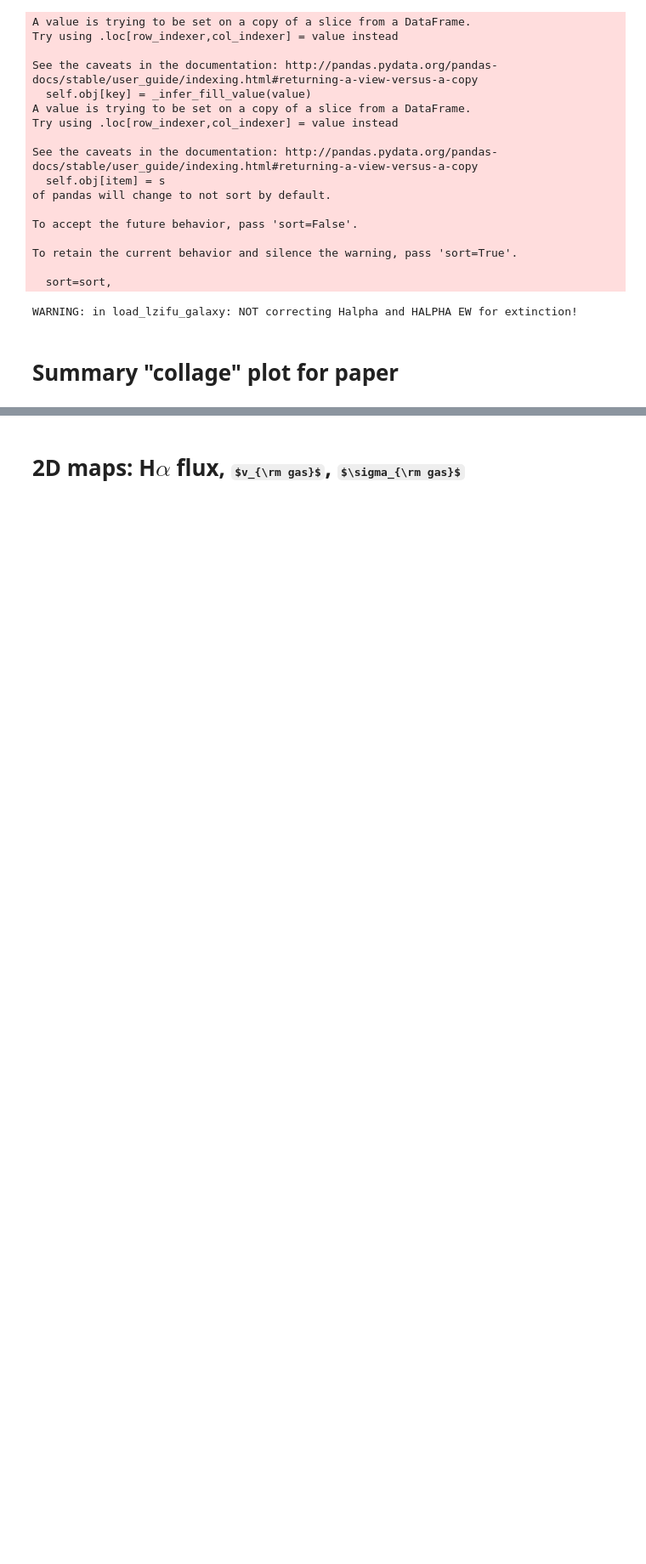
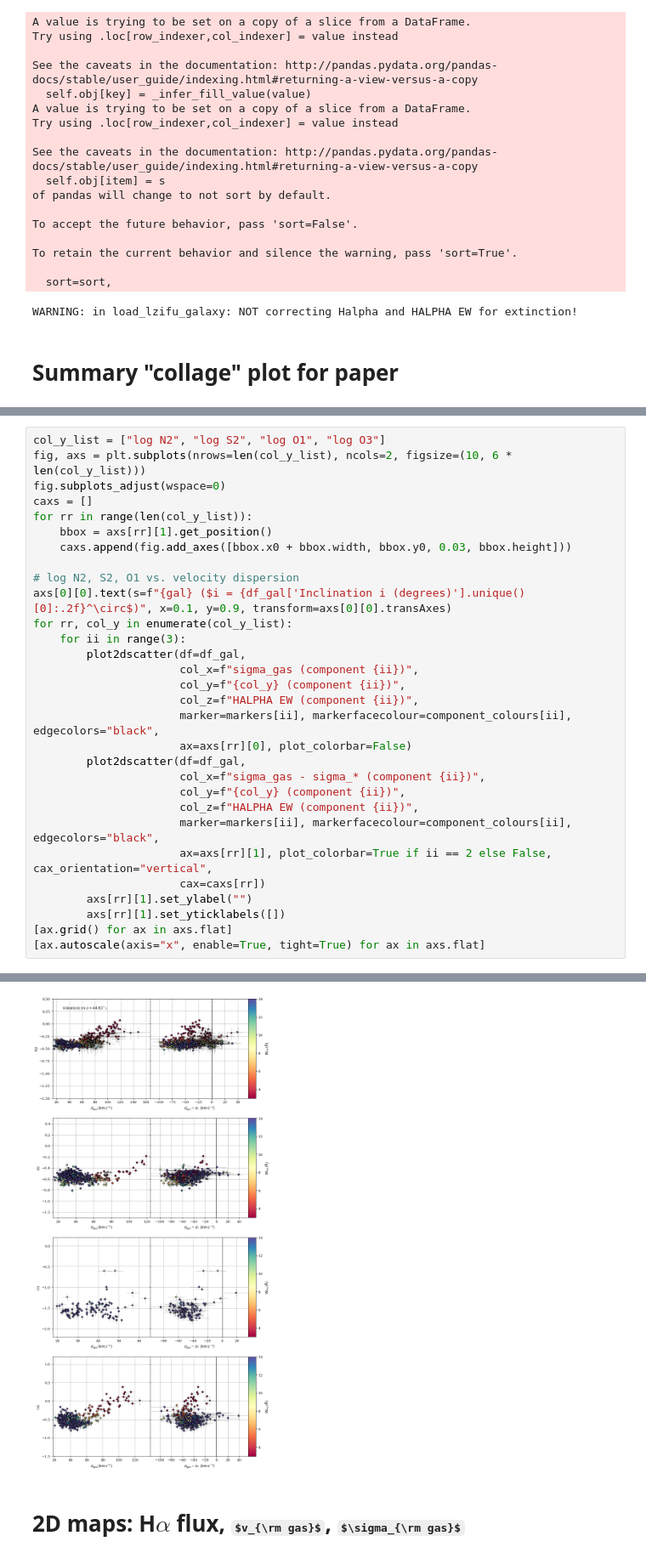
Before and after one commit to hzovaro/spaxelsleuth, a Jupyter notebook: notebooks/LZIFU.ipynb, the cells around one changed output, grey strips where cells are left out. Shown at 85% size. Cells and saved outputs as stored; diff of their text form; some formulas as TeX source; blank space fills up the shorter version.

```diff
--- a/notebooks/LZIFU.ipynb
+++ b/notebooks/LZIFU.ipynb
@@ -507,0 +244,31 @@ if savefigs:
+# %%
+col_y_list = ["log N2", "log S2", "log O1", "log O3"]
+fig, axs = plt.subplots(nrows=len(col_y_list), ncols=2, figsize=(10, 6 * len(col_y_list)))
+fig.subplots_adjust(wspace=0)
+caxs = []
+for rr in range(len(col_y_list)):
+    bbox = axs[rr][1].get_position()
+    caxs.append(fig.add_axes([bbox.x0 + bbox.width, bbox.y0, 0.03, bbox.height]))
+
+# log N2, S2, O1 vs. velocity dispersion
+axs[0][0].text(s=f"{gal} ($i = {df_gal['Inclination i (degrees)'].unique()[0]:.2f}^\circ$)", x=0.1, y=0.9, transform=axs[0][0].transAxes)
+for rr, col_y in enumerate(col_y_list):
+    for ii in range(3):
+        plot2dscatter(df=df_gal,
+                      col_x=f"sigma_gas (component {ii})",
+                      col_y=f"{col_y} (component {ii})",
+                      col_z=f"HALPHA EW (component {ii})",
+                      marker=markers[ii], markerfacecolour=component_colours[ii], edgecolors="black",
+                      ax=axs[rr][0], plot_colorbar=False)
+        plot2dscatter(df=df_gal,
+                      col_x=f"sigma_gas - sigma_* (component {ii})",
+                      col_y=f"{col_y} (component {ii})",
+                      col_z=f"HALPHA EW (component {ii})",
+                      marker=markers[ii], markerfacecolour=component_colours[ii], edgecolors="black",
+                      ax=axs[rr][1], plot_colorbar=True if ii == 2 else False, cax_orientation="vertical",
+                      cax=caxs[rr])
+        axs[rr][1].set_ylabel("")
+        axs[rr][1].set_yticklabels([])
+[ax.grid() for ax in axs.flat]
+[ax.autoscale(axis="x", enable=True, tight=True) for ax in axs.flat]
+# %% [output]
@@ -508,3 +276,4 @@ if savefigs:
+[figure, added]
 # %% [markdown]
 # 2D maps: H$\alpha$ flux, $v_{\rm gas}$, $\sigma_{\rm gas}$
 # %%
```
Also changed, not shown: parts of 14 cells of this notebook, 3 other files.
